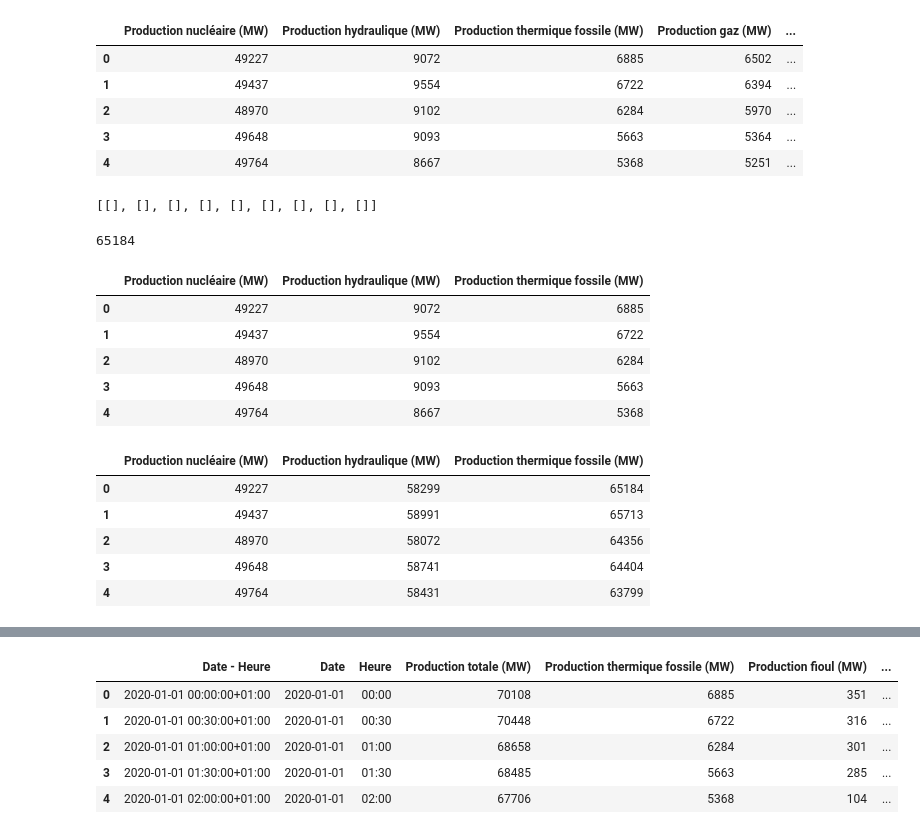
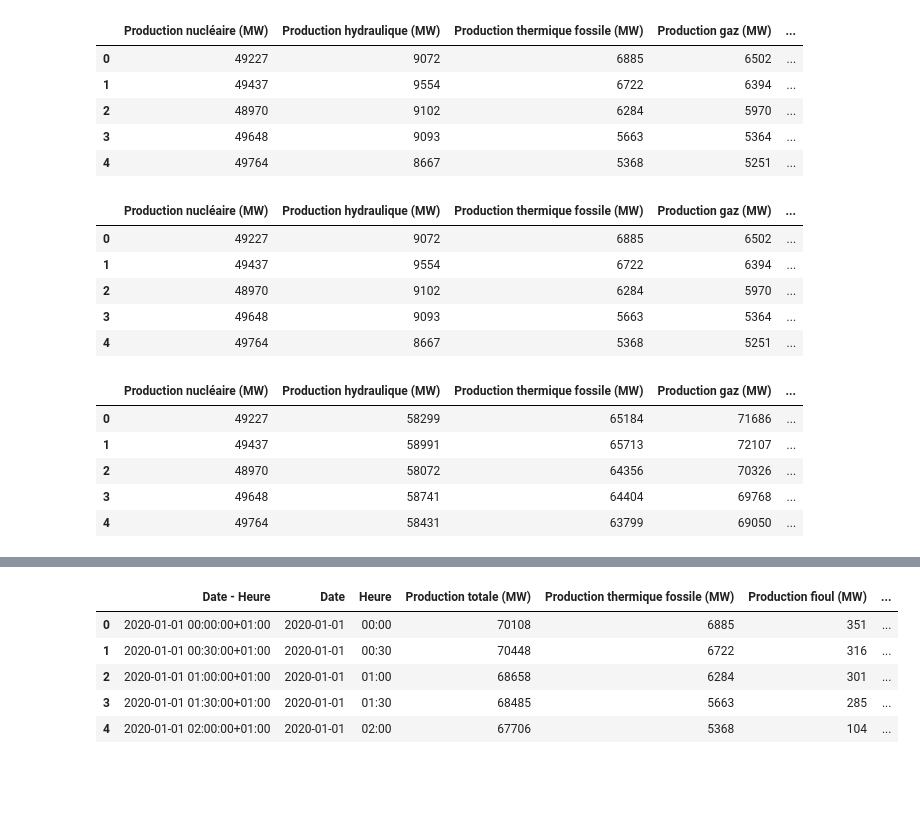
Before and after one commit to keyserwood/TEECO, a Jupyter notebook: 1.0-er_project_french_electric .ipynb, the cells around one changed output, grey strips where cells are left out. Cells and saved outputs as stored; diff of their text form; code cells hidden in the pictures; blank space fills up the shorter version.

```diff
--- a/1.0-er_project_french_electric .ipynb
+++ b/1.0-er_project_french_electric .ipynb
@@ -148,29 +148,21 @@ df.head()
 | 2 | 48970 | 9102 | 6284 | 5970 | ... |
 | 3 | 49648 | 9093 | 5663 | 5364 | ... |
 | 4 | 49764 | 8667 | 5368 | 5251 | ... |
-# %%
-cumul
-# %% [output]
-[[], [], [], [], [], [], [], [], []]
-# %%
-49227+9072+6885
-# %% [output]
-65184
 # %%
-df.iloc[:5,:3]
+df.head(5)
 # %% [output]
-|  | Production nucléaire (MW) | Production hydraulique (MW) | Production thermique fossile (MW) |
-| 0 | 49227 | 9072 | 6885 |
-| 1 | 49437 | 9554 | 6722 |
-| 2 | 48970 | 9102 | 6284 |
-| 3 | 49648 | 9093 | 5663 |
-| 4 | 49764 | 8667 | 5368 |
+|  | Production nucléaire (MW) | Production hydraulique (MW) | Production thermique fossile (MW) | Production gaz (MW) | ... |
+| 0 | 49227 | 9072 | 6885 | 6502 | ... |
+| 1 | 49437 | 9554 | 6722 | 6394 | ... |
+| 2 | 48970 | 9102 | 6284 | 5970 | ... |
+| 3 | 49648 | 9093 | 5663 | 5364 | ... |
+| 4 | 49764 | 8667 | 5368 | 5251 | ... |
 # %%
-df.iloc[:5,:3].cumsum(axis=1)
+df.cumsum(axis=1).head(5)
 # %% [output]
-|  | Production nucléaire (MW) | Production hydraulique (MW) | Production thermique fossile (MW) |
-| 0 | 49227 | 58299 | 65184 |
-| 1 | 49437 | 58991 | 65713 |
-| 2 | 48970 | 58072 | 64356 |
-| 3 | 49648 | 58741 | 64404 |
-| 4 | 49764 | 58431 | 63799 |
+|  | Production nucléaire (MW) | Production hydraulique (MW) | Production thermique fossile (MW) | Production gaz (MW) | ... |
+| 0 | 49227 | 58299 | 65184 | 71686 | ... |
+| 1 | 49437 | 58991 | 65713 | 72107 | ... |
+| 2 | 48970 | 58072 | 64356 | 70326 | ... |
+| 3 | 49648 | 58741 | 64404 | 69768 | ... |
+| 4 | 49764 | 58431 | 63799 | 69050 | ... |
```
Also changed, not shown: parts of 4 cells of this notebook, 4 other files.
